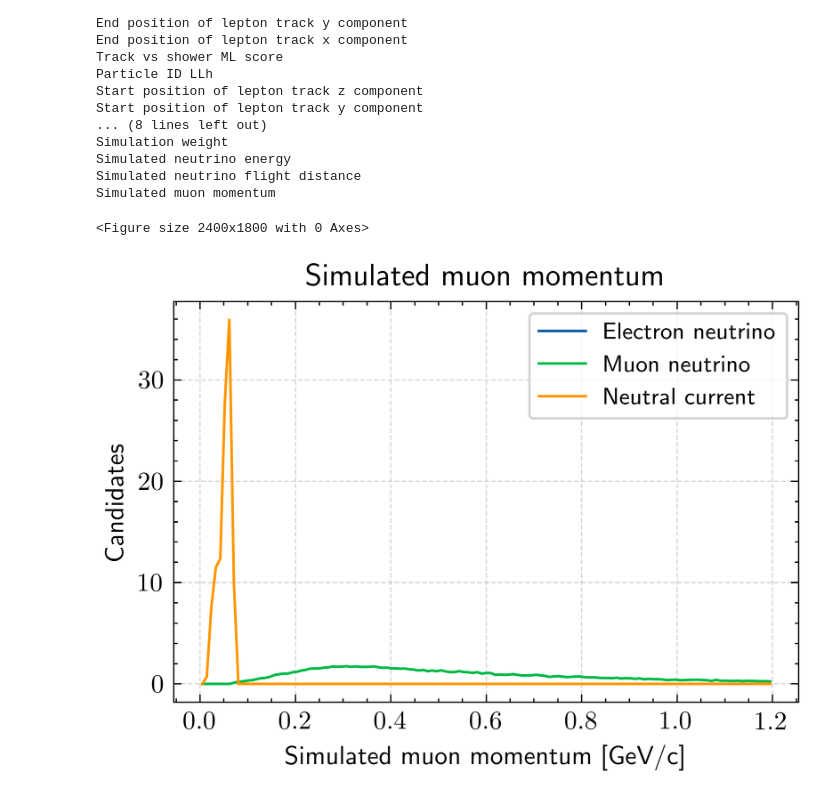
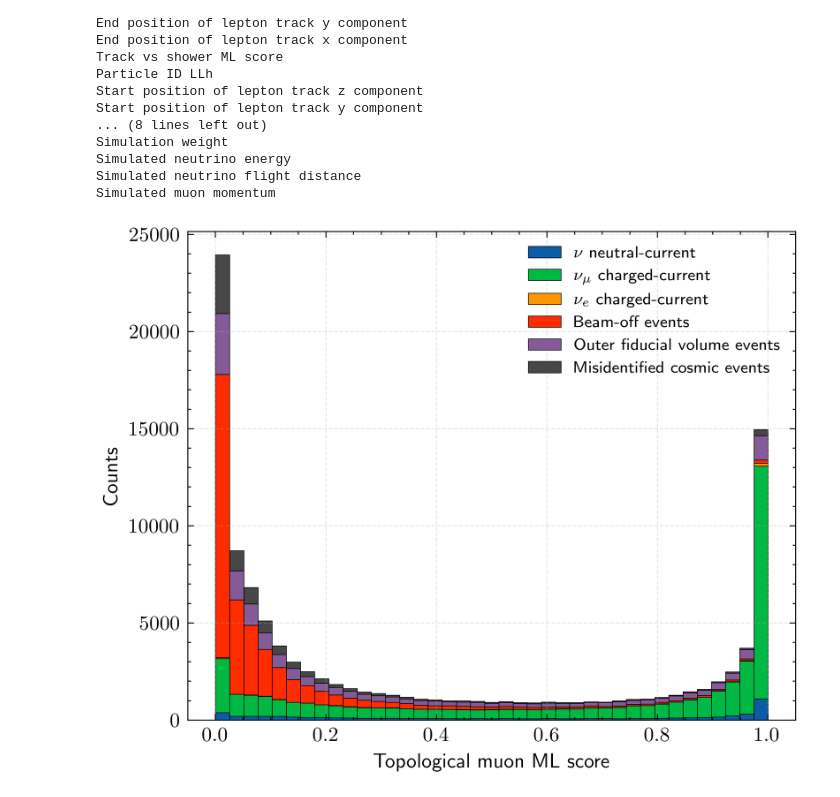
Before and after one commit to wnguyen1312/Neutrino-Oscillation, a Jupyter notebook: notebooks/MicroBooNE Example - data access.ipynb, the cells around one changed output. Saved outputs shown, nothing was run; the diff lists cells and outputs as text; code cells hidden in the pictures.

Commit message:
Add plot and analysis of ML topological muon score

```diff
--- a/notebooks/MicroBooNE Example - data access.ipynb
+++ b/notebooks/MicroBooNE Example - data access.ipynb
@@ -34,43 +31,49 @@ label = 'Simulated muon momentum [GeV/c]'
 # %%
-#This is one more thing to note before this plot is correct. The simulation is
-#not a perfect representation of reality. Sometimes too many events were
-#created in some region of the parameter space, sometimes too few. This is true
-#in our case. We can correct for this, by making events in overpopulated regions
-#contribute less, and in under populated regions contribute more. Each event is
-#given a "weight" that represents its relative contriubution. The number of interactions
-#is then the sum of the weights not the sum of the entries. When processing this data
-#we must take into account these weights. For example, the above plot should be
+variable = 'Topological muon ML score'
+label = 'Topological muon ML score'
 
-plt.figure(dpi=600, figsize=(4,3))
+cats = {
+    31: r'$\nu$ neutral-current',
+    21: r'$\nu_\mu$ charged-current',
+    10: r'$\nu_e$ charged-current',
+    7:  'Beam-off events',
+    5:  'Outer fiducial volume events',
+    4:  'Misidentified cosmic events'
+}
 
+bins = np.linspace(0, 1, 40)
+use_weight = True   # change here
 
+plt.figure(dpi=600, figsize=(5,4))
 
-cats = {10: "Electron neutrino",
-        21: "Muon neutrino",
-        31: "Neutral current"}
+stack_vals = []
+stack_weights = []
 
-# common bins for all three
-vals_all = data[variable]
-bins = np.linspace(0, 1.2, 128)
+for cat in cats:
+    mask = data['Simulation category'] == cat
+    stack_vals.append(data.loc[mask, variable])
 
-plt.figure(dpi=600, figsize=(4,3))
+    if use_weight:
+        stack_weights.append(data.loc[mask, 'Simulation weight'])
 
-for cat, label_cat in cats.items():
-    vals = data.loc[data['Simulation category'] == cat, variable]
-    weights = data.loc[data['Simulation category'] == cat, 'Simulation weight']
+weights_arg = stack_weights if use_weight else None
 
-    counts, edges = np.histogram(vals, bins=bins, weights=weights, density=True)
-    centers = 0.5 * (edges[1:] + edges[:-1])
+plt.hist(
+    stack_vals,
+    bins=bins,
+    weights=weights_arg,
+    stacked=True,
+    histtype='bar',
+    label=list(cats.values()),
+    edgecolor='black',
+    linewidth=0.3
+)
 
-    plt.plot(centers, counts, label=label_cat)
-
-plt.title(variable)
 plt.xlabel(label)
-plt.ylabel('Candidates')
-plt.grid(alpha=0.5, linestyle='--')
-plt.legend(fontsize=9, frameon=True)
+plt.ylabel('Counts')
+plt.grid(alpha=0.3, linestyle='--')
+plt.legend(fontsize=8)
 plt.tight_layout()
 plt.show()
 # %% [output]
-<Figure size 2400x1800 with 0 Axes>
-[figure, old version]
+[figure, new version]
```
Also changed, not shown: parts of 5 cells of this notebook.
